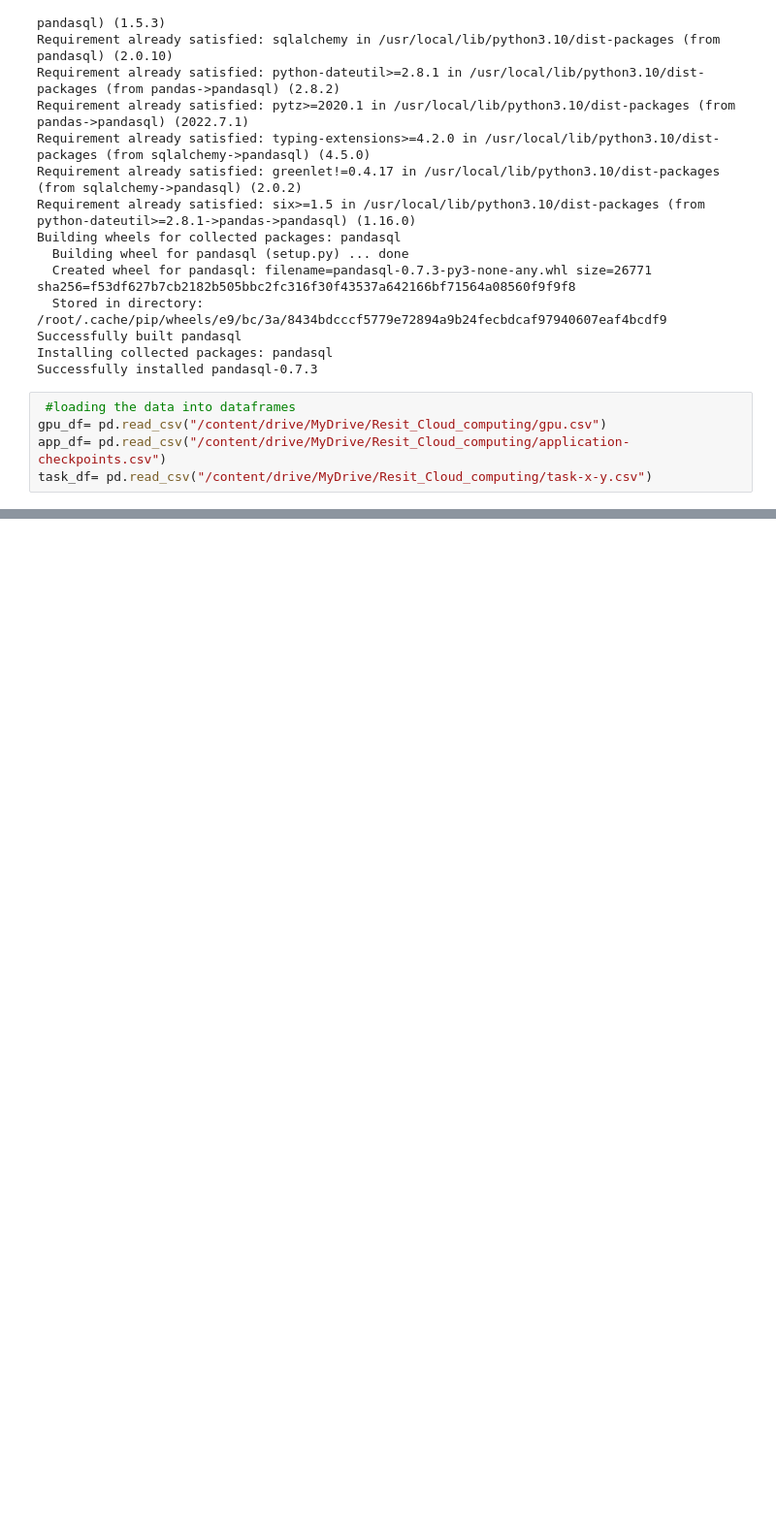
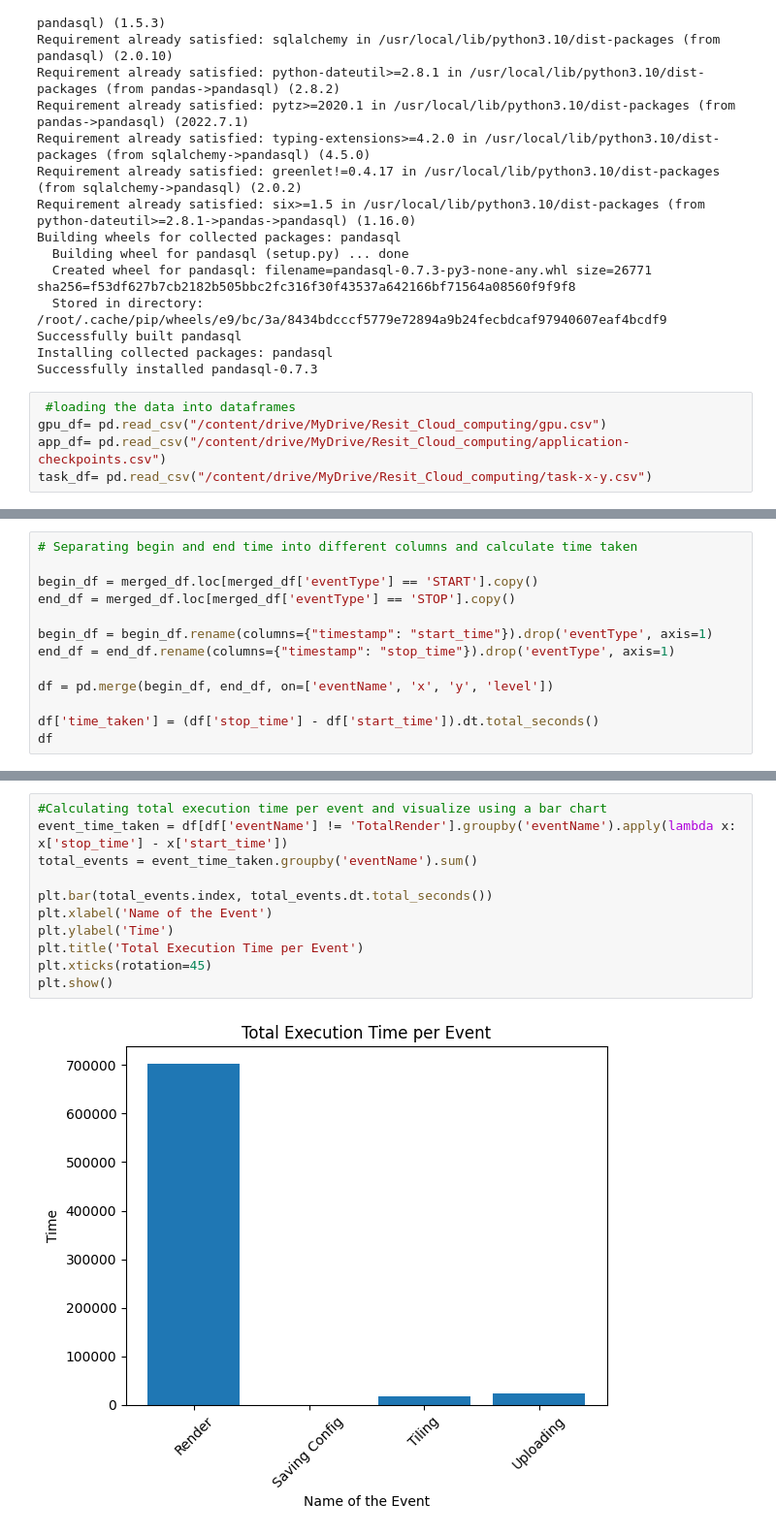
Before and after one commit to Siddhesh7007/220554837_Resit_Cloud_Computing, a Jupyter notebook: Resit_Cloud_Computing.ipynb, the cells around one changed output, grey strips where cells are left out. Shown at 97% size. Saved outputs shown, nothing was run; the diff lists cells and outputs as text; blank space fills up the shorter version.

```diff
--- a/Resit_Cloud_Computing.ipynb
+++ b/Resit_Cloud_Computing.ipynb
@@ -44,0 +218,13 @@ task_df= pd.read_csv("/content/drive/MyDrive/Resit_Cloud_computing/task-x-y.csv"
+# %%
+# Separating begin and end time into different columns and calculate time taken
+
+begin_df = merged_df.loc[merged_df['eventType'] == 'START'].copy()
+end_df = merged_df.loc[merged_df['eventType'] == 'STOP'].copy()
+
+begin_df = begin_df.rename(columns={"timestamp": "start_time"}).drop('eventType', axis=1)
+end_df = end_df.rename(columns={"timestamp": "stop_time"}).drop('eventType', axis=1)
+
+df = pd.merge(begin_df, end_df, on=['eventName', 'x', 'y', 'level'])
+
+df['time_taken'] = (df['stop_time'] - df['start_time']).dt.total_seconds()
+df
@@ -44,0 +245,13 @@ task_df= pd.read_csv("/content/drive/MyDrive/Resit_Cloud_computing/task-x-y.csv"
+# %%
+#Calculating total execution time per event and visualize using a bar chart
+event_time_taken = df[df['eventName'] != 'TotalRender'].groupby('eventName').apply(lambda x: x['stop_time'] - x['start_time'])
+total_events = event_time_taken.groupby('eventName').sum()
+
+plt.bar(total_events.index, total_events.dt.total_seconds())
+plt.xlabel('Name of the Event')
+plt.ylabel('Time')
+plt.title('Total Execution Time per Event')
+plt.xticks(rotation=45)
+plt.show()
+# %% [output]
+[figure, added]
```
Also changed, not shown: parts of 21 cells of this notebook.
